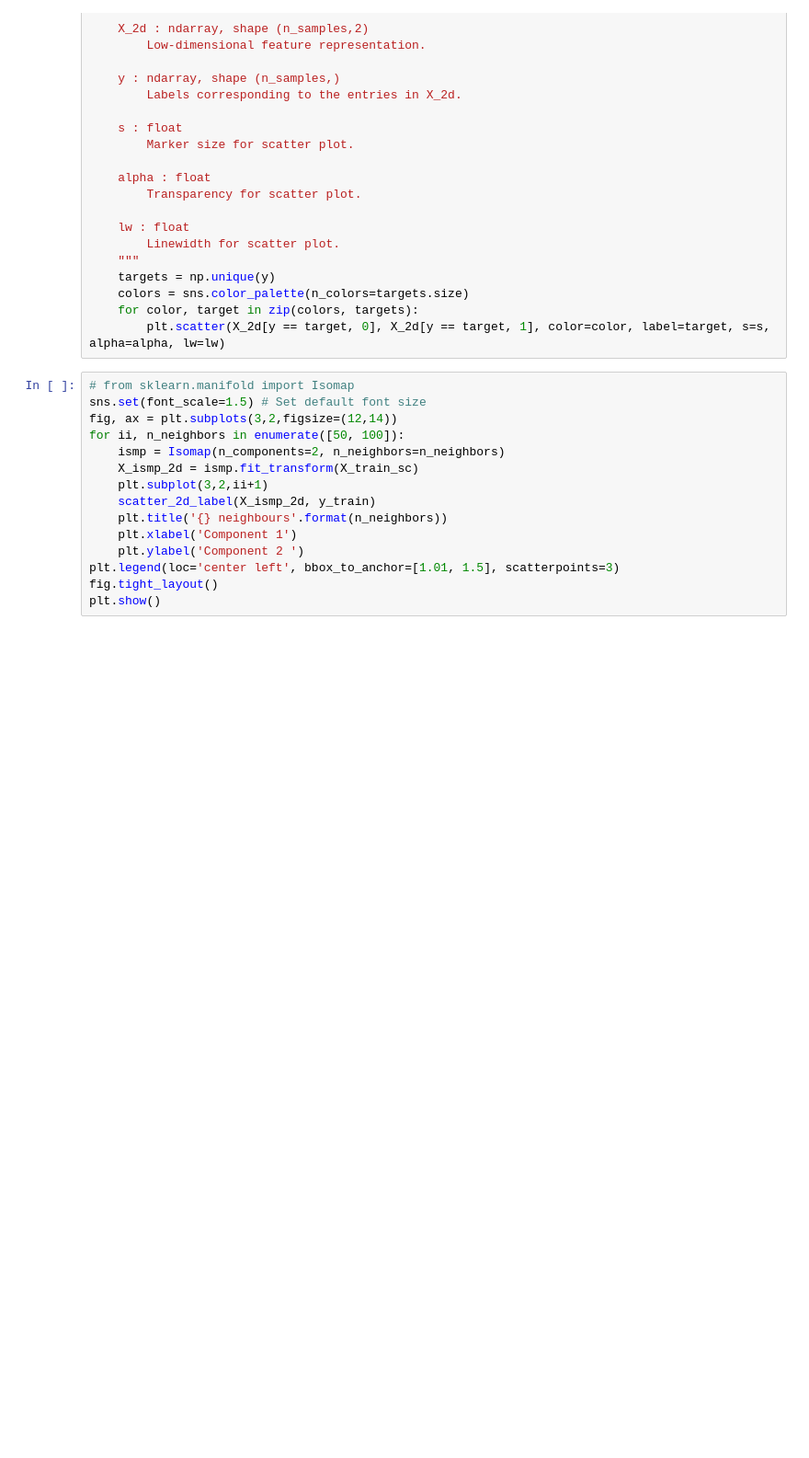
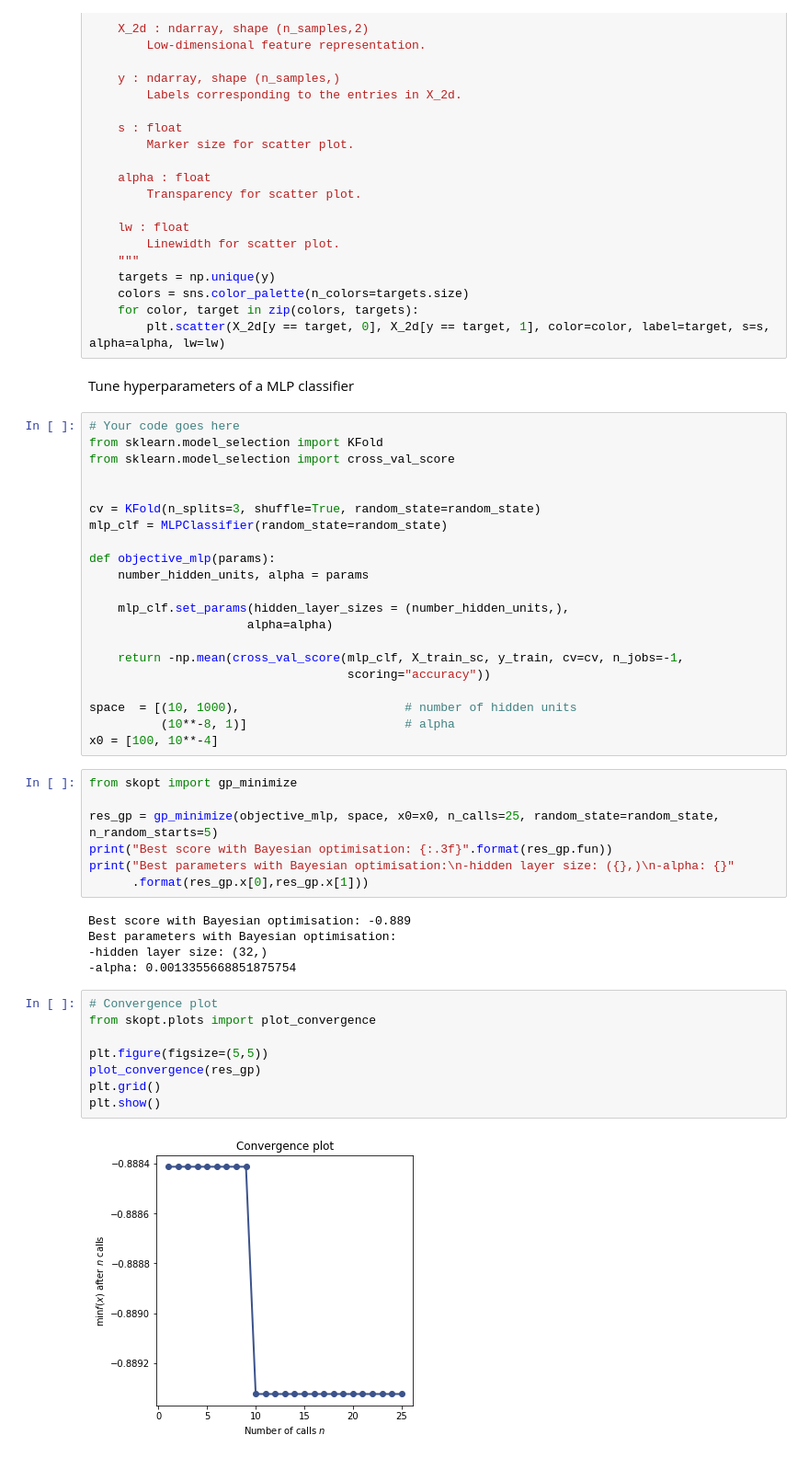
Before and after one commit to imran-marwat/sky-catalogue-classification-project, a Jupyter notebook: notebooks/classification_with_cols_19_21.ipynb, the cells around one changed output. Shown: that part at 92% size. Cells and saved outputs as stored; diff of their text form; blank space fills up the shorter version.

Commit message:
Included hyperparameter tuning

```diff
--- a/notebooks/classification_with_cols_19_21.ipynb
+++ b/notebooks/classification_with_cols_19_21.ipynb
@@ -251,18 +257,48 @@ def scatter_2d_label(X_2d, y, s=2, alpha=0.5, lw=2):
     colors = sns.color_palette(n_colors=targets.size)
     for color, target in zip(colors, targets):
         plt.scatter(X_2d[y == target, 0], X_2d[y == target, 1], color=color, label=target, s=s, alpha=alpha, lw=lw)
-# %%
-# from sklearn.manifold import Isomap
-sns.set(font_scale=1.5) # Set default font size
-fig, ax = plt.subplots(3,2,figsize=(12,14))
-for ii, n_neighbors in enumerate([50, 100]):
-    ismp = Isomap(n_components=2, n_neighbors=n_neighbors)
-    X_ismp_2d = ismp.fit_transform(X_train_sc)
-    plt.subplot(3,2,ii+1)
-    scatter_2d_label(X_ismp_2d, y_train)
-    plt.title('{} neighbours'.format(n_neighbors))
-    plt.xlabel('Component 1')
-    plt.ylabel('Component 2 ')
-plt.legend(loc='center left', bbox_to_anchor=[1.01, 1.5], scatterpoints=3)
-fig.tight_layout()
-plt.show()
+# %% [markdown]
+Tune hyperparameters of a MLP classifier
+# %%
+# Your code goes here
+from sklearn.model_selection import KFold
+from sklearn.model_selection import cross_val_score
+
+
+cv = KFold(n_splits=3, shuffle=True, random_state=random_state)
+mlp_clf = MLPClassifier(random_state=random_state)
+
+def objective_mlp(params):
+    number_hidden_units, alpha = params
+
+    mlp_clf.set_params(hidden_layer_sizes = (number_hidden_units,),
+                      alpha=alpha)
+
+    return -np.mean(cross_val_score(mlp_clf, X_train_sc, y_train, cv=cv, n_jobs=-1,
+                                    scoring="accuracy"))
+
+space  = [(10, 1000),                       # number of hidden units
+          (10**-8, 1)]                      # alpha
+x0 = [100, 10**-4]
+# %%
+from skopt import gp_minimize
+
+res_gp = gp_minimize(objective_mlp, space, x0=x0, n_calls=25, random_state=random_state, n_random_starts=5)
+print("Best score with Bayesian optimisation: {:.3f}".format(res_gp.fun))
+print("Best parameters with Bayesian optimisation:\n-hidden layer size: ({},)\n-alpha: {}"
+      .format(res_gp.x[0],res_gp.x[1]))
+# %% [output]
+Best score with Bayesian optimisation: -0.889
+Best parameters with Bayesian optimisation:
+-hidden layer size: (32,)
+-alpha: 0.0013355668851875754
+# %%
+# Convergence plot
+from skopt.plots import plot_convergence
+
+plt.figure(figsize=(5,5))
+plot_convergence(res_gp)
+plt.grid()
+plt.show()
+# %% [output]
+[figure, added]
```
Also changed, not shown: parts of 17 cells of this notebook.
